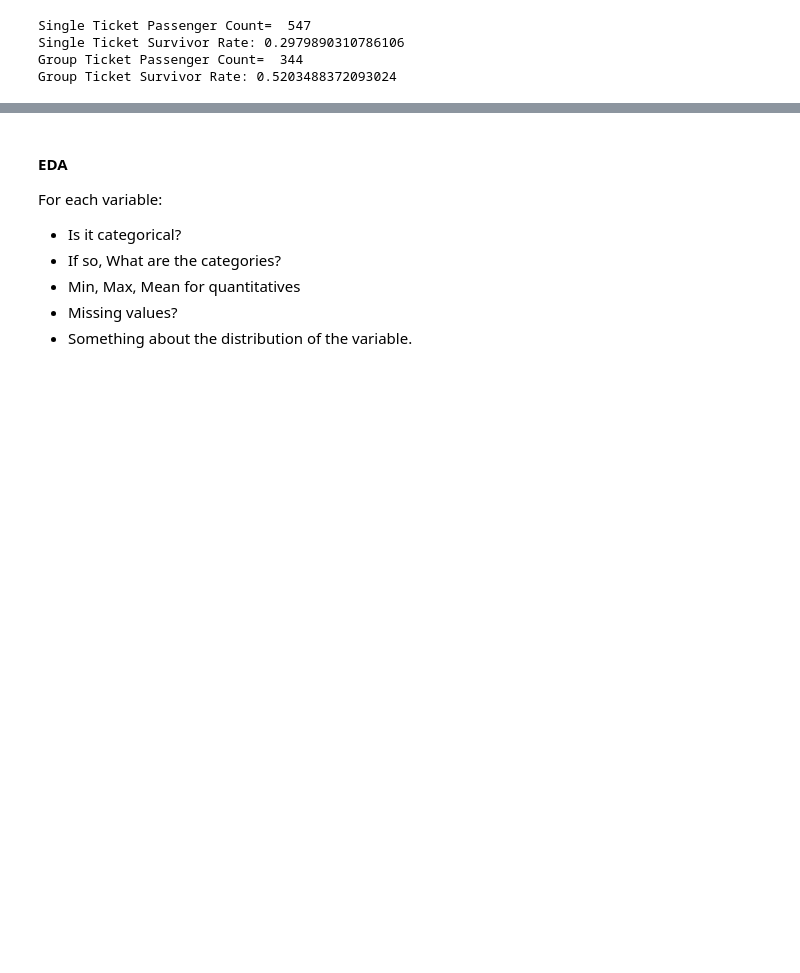
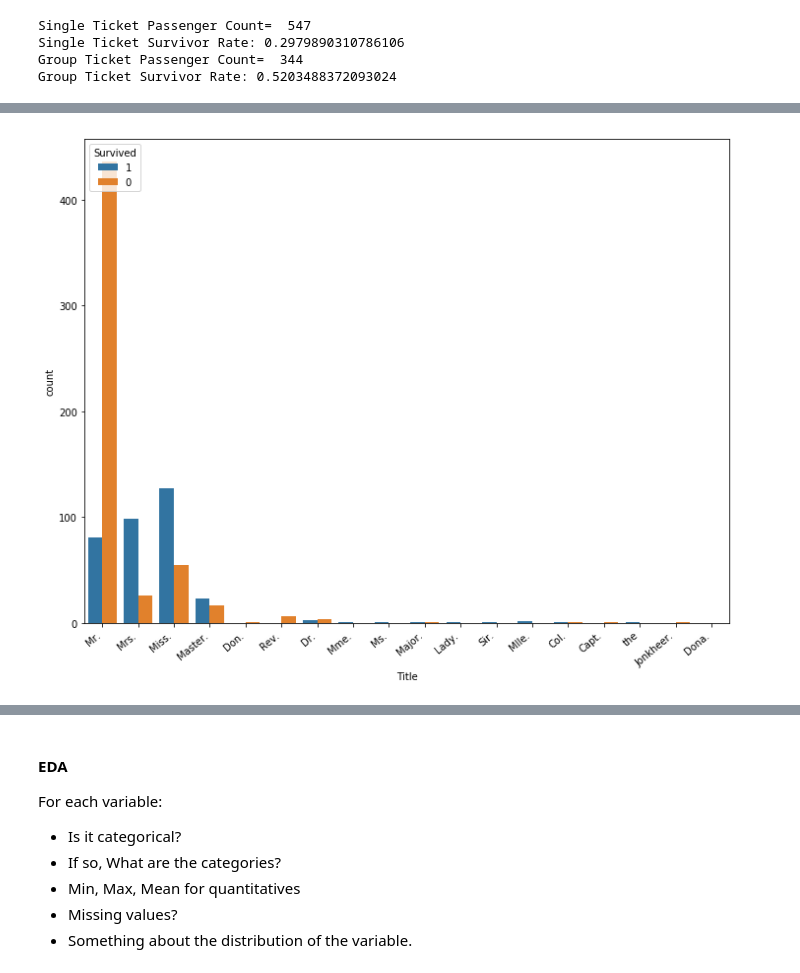
Before and after one commit to chipk215/Titanic, a Jupyter notebook: titanic_data_explore.ipynb, the cells around one changed output, grey strips where cells are left out. Saved outputs shown, nothing was run; the diff lists cells and outputs as text; code cells hidden in the pictures; blank space fills up the shorter version.

Commit message:
Incorporating title categories

```diff
--- a/titanic_data_explore.ipynb
+++ b/titanic_data_explore.ipynb
@@ -160,0 +174,4 @@ data[data['Ticket']=='PC 17599']
+# %%
+# Extract title from name
+data['Title'] = data.Name.apply(lambda x: x.partition(',')[-1].split()[0])
+data.head()
@@ -160,0 +217,7 @@ data[data['Ticket']=='PC 17599']
+# %%
+plt.figure(figsize=(10,8)) # this creates a figure 8 inch wide, 4 inch high
+ax = sns.countplot(x='Title', hue='Survived', hue_order=[1,0], data=data)
+ax.set_xticklabels(ax.get_xticklabels(), rotation=40, ha="right")
+plt.tight_layout()
+# %% [output]
+[figure, added]
```
Also changed, not shown: parts of 14 cells of this notebook, 3 other files.
